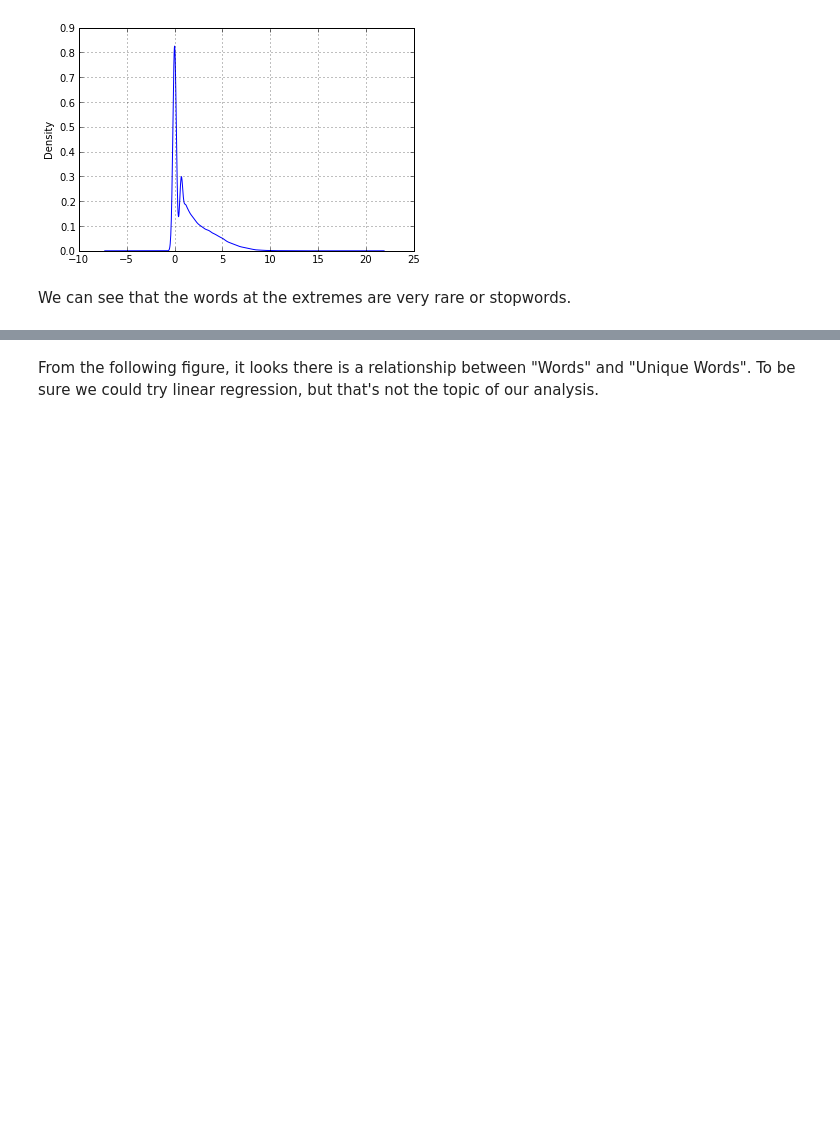
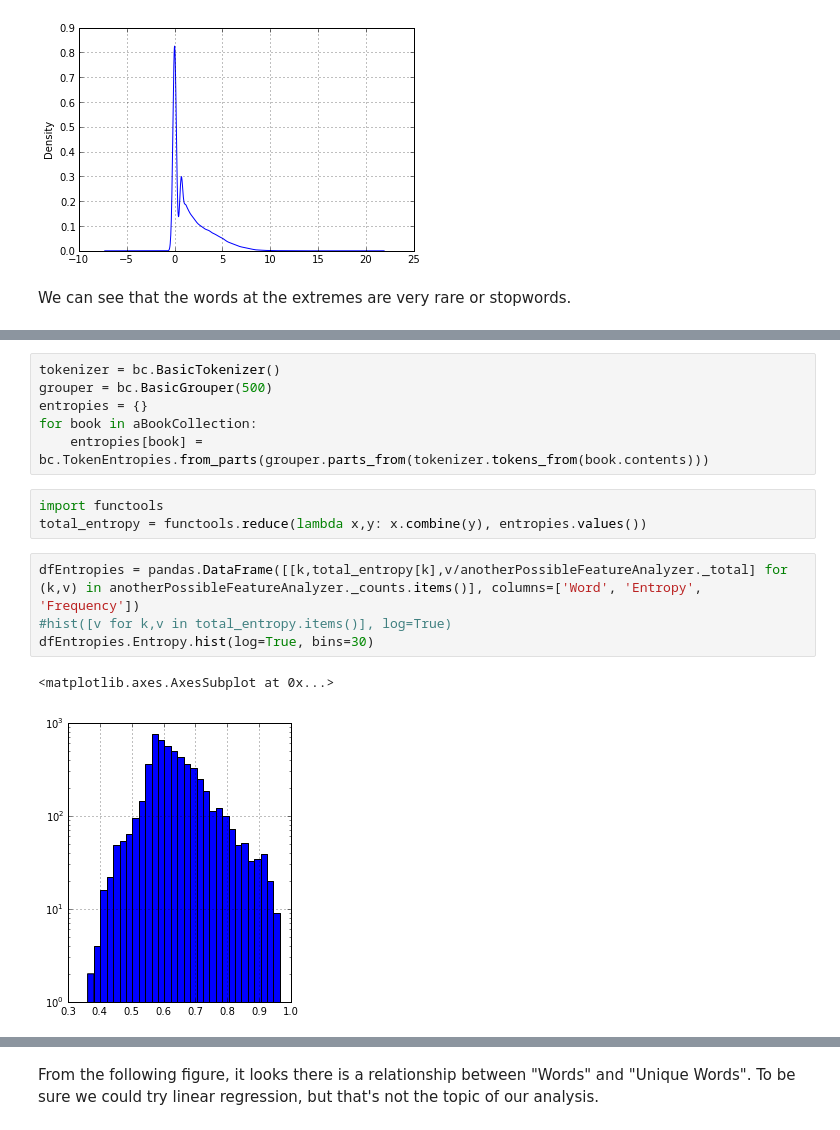
Before and after one commit to alepulver/tp-final-incc, a Jupyter notebook: Exploratory analysis.ipynb, the cells around one changed output, grey strips where cells are left out. Saved outputs shown, nothing was run; the diff lists cells and outputs as text; blank space fills up the shorter version.

```diff
--- a/Exploratory analysis.ipynb
+++ b/Exploratory analysis.ipynb
@@ -130,0 +164,16 @@ boxplot(df['Count'].apply(numpy.log))
+# %%
+tokenizer = bc.BasicTokenizer()
+grouper = bc.BasicGrouper(500)
+entropies = {}
+for book in aBookCollection:
+    entropies[book] = bc.TokenEntropies.from_parts(grouper.parts_from(tokenizer.tokens_from(book.contents)))
+# %%
+import functools
+total_entropy = functools.reduce(lambda x,y: x.combine(y), entropies.values())
+# %%
+dfEntropies = pandas.DataFrame([[k,total_entropy[k],v/anotherPossibleFeatureAnalyzer._total] for (k,v) in anotherPossibleFeatureAnalyzer._counts.items()], columns=['Word', 'Entropy', 'Frequency'])
+#hist([v for k,v in total_entropy.items()], log=True)
+dfEntropies.Entropy.hist(log=True, bins=30)
+# %% [output]
+<matplotlib.axes.AxesSubplot at 0x...>
+[figure, added]
```
Also changed, not shown: parts of 24 cells of this notebook, 8 other files.
